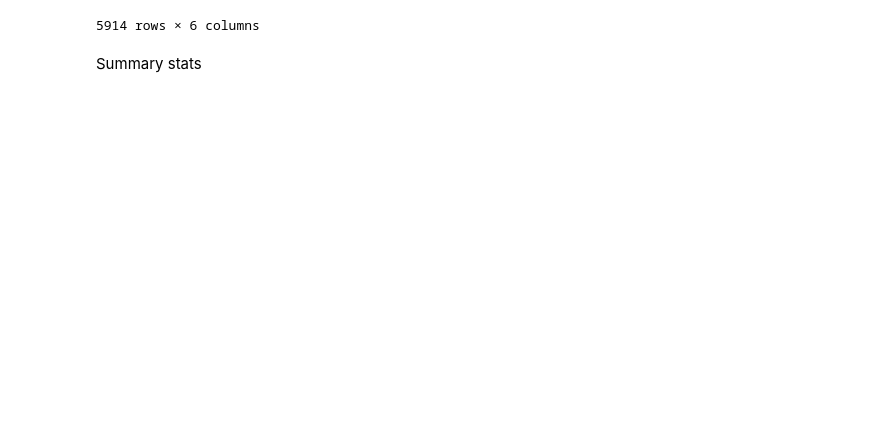
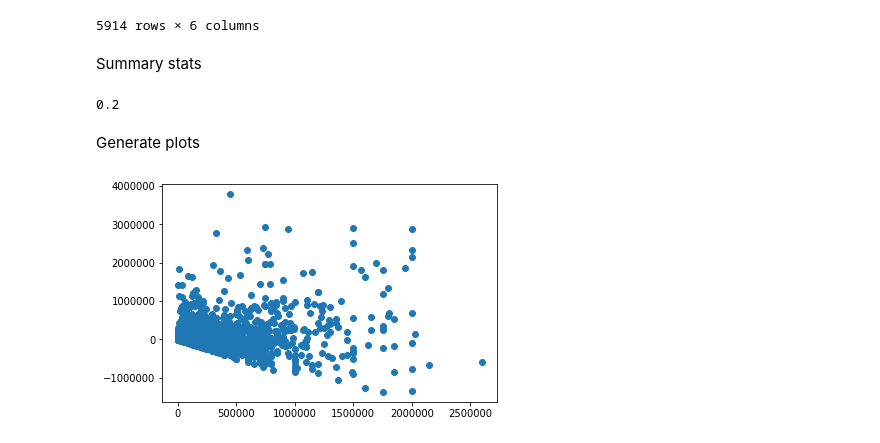
Before and after one commit to cckuqui/IMDB-analysis, a Jupyter notebook: question 3.ipynb, the cells around one changed output. Cells and saved outputs as stored; diff of their text form; code cells hidden in the pictures; blank space fills up the shorter version.

```diff
--- a/question 3.ipynb
+++ b/question 3.ipynb
@@ -137,4 +137,18 @@ movies[['title','budget','usa_gross_income','worlwide_gross_income','revenue_usa
 5914 rows × 6 columns
 # %% [markdown]
 Summary stats
+# %%
+# Group data base by director and count movies
+director = movies.groupby('director')
+director_movies = movies['director'].value_counts()
+
+# General information of database
+directors = len(movies['director'].unique())
+max_year = movies['year'].max()
+min_year = movies['year'].min()
+max_movie = director_movies.max()
+min_budget = movies['budget'].min()
+min_budget
+# %% [output]
+0.2
 # %%
@@ -178,0 +189,8 @@ director_ratings_sem = director['avg_vote'].sem()
+# %% [markdown]
+Generate plots
+# %%
+# US Budget vs revenue
+plt.scatter(director_budget_mean,director_usrevenue_mean)
+plt.show()
+# %% [output]
+[figure, added]
```
Also changed, not shown: parts of 2 cells of this notebook.
